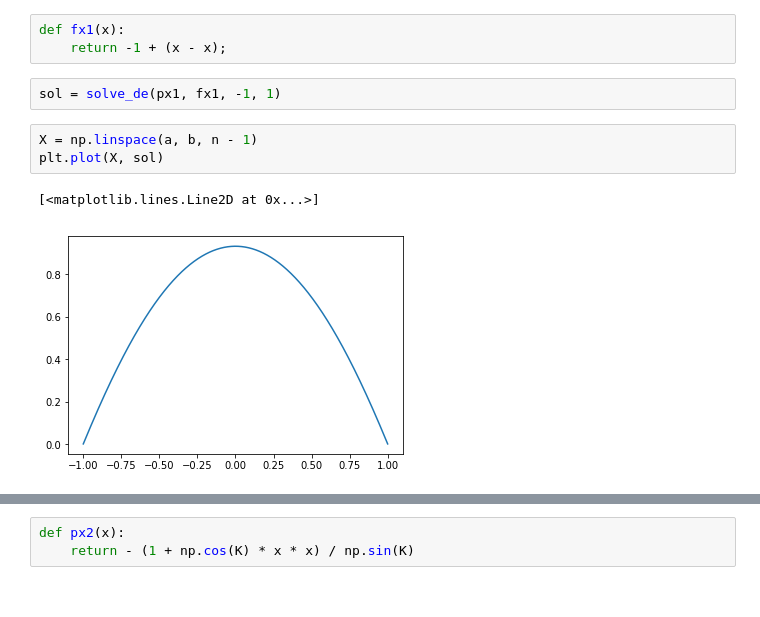
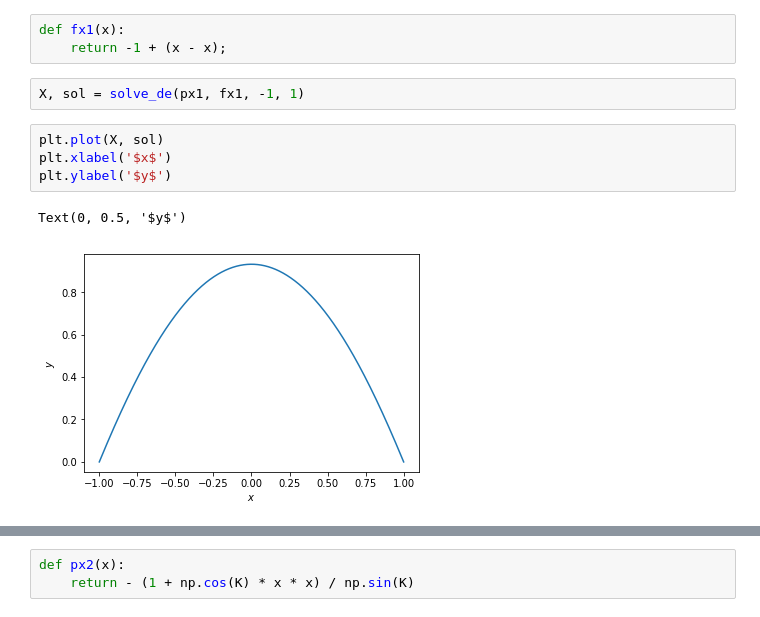
Before and after one commit to kirsider/MChA_5sem, a Jupyter notebook: lab1.ipynb, the cells around one changed output, grey strips where cells are left out. Saved outputs shown, nothing was run; the diff lists cells and outputs as text.

```diff
--- a/lab1.ipynb
+++ b/lab1.ipynb
@@ -32,10 +61,11 @@ def px1(x):
 def fx1(x):
     return -1 + (x - x);
 # %%
-sol = solve_de(px1, fx1, -1, 1)
+X, sol = solve_de(px1, fx1, -1, 1)
-# %%
-X = np.linspace(a, b, n - 1)
-plt.plot(X, sol)
-# %% [output]
-[<matplotlib.lines.Line2D at 0x...>]
-[figure, removed]
+# %%
+plt.plot(X, sol)
+plt.xlabel('$x$')
+plt.ylabel('$y$')
+# %% [output]
+Text(0, 0.5, '$y$')
+[figure, added]
```
Also changed, not shown: parts of 14 cells of this notebook.
